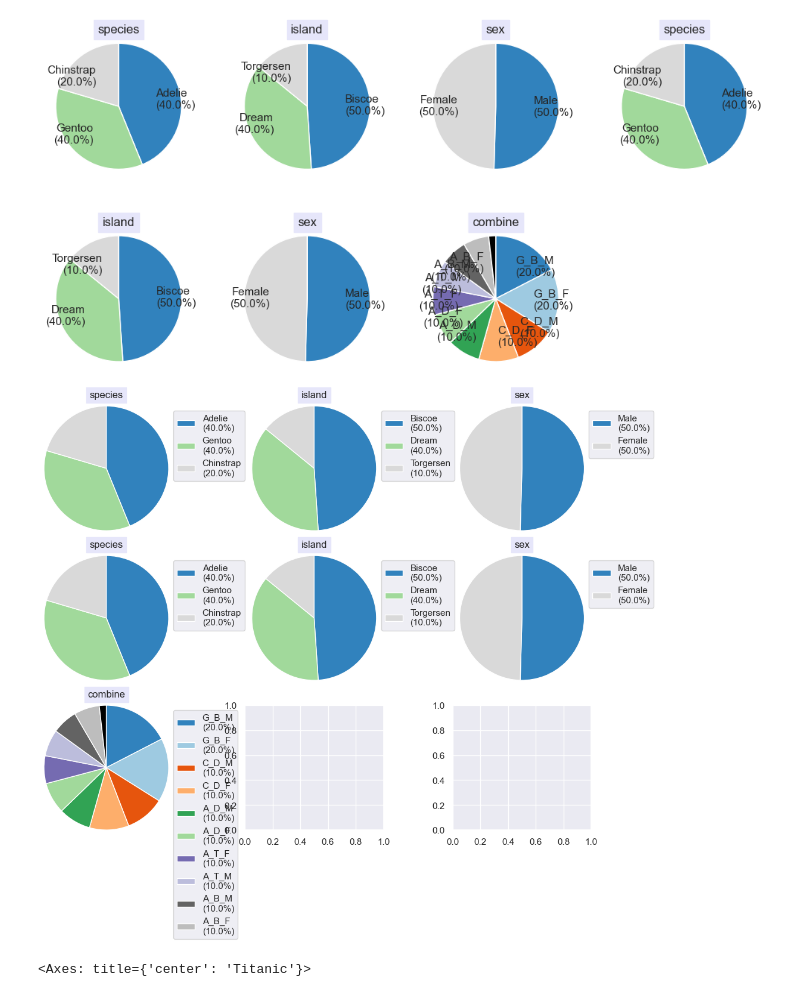
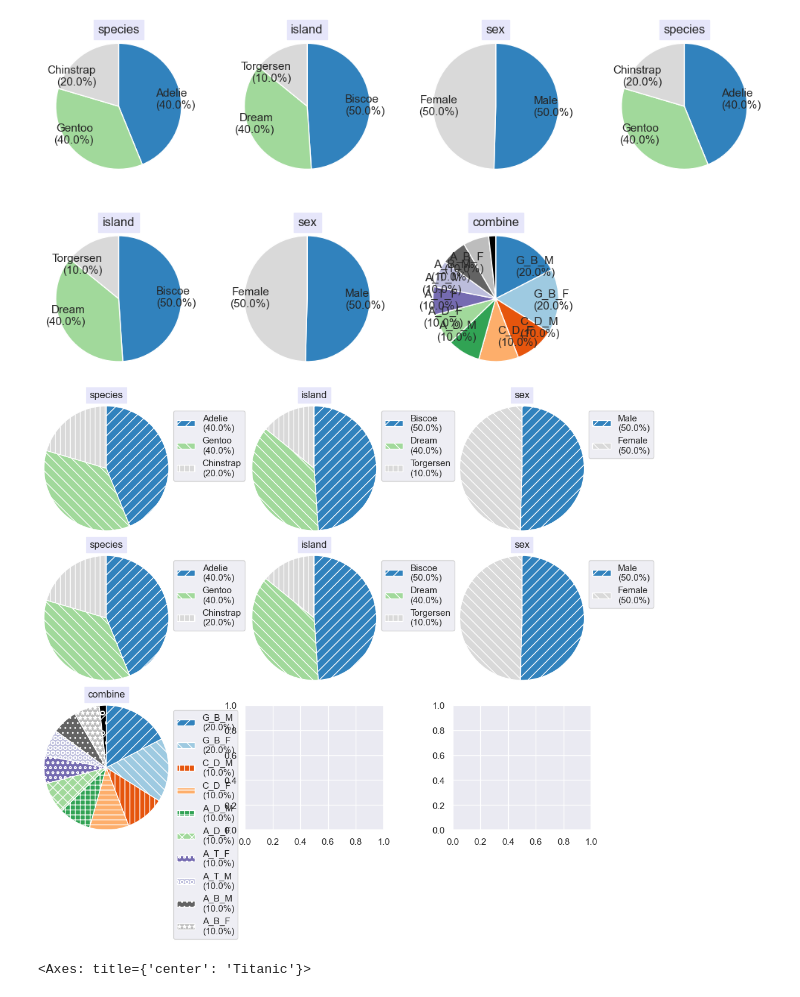
Before and after one commit to koonimaru/omniplot, a Jupyter notebook: ipynb/nice_piecharts.ipynb, the cells around one changed output. Cells and saved outputs as stored; diff of their text form; code cells hidden in the pictures.

```diff
--- a/ipynb/nice_piecharts.ipynb
+++ b/ipynb/nice_piecharts.ipynb
@@ -16,9 +16,9 @@ res=op.nice_piechart(df, category=["species", "island","sex","species", "island"
 # %% [output]
 [figure]
 # %%
-res=op.nice_piechart(df, category=["species", "island","sex","species", "island","sex","combine"],ncols=3, show_legend=True)
+res=op.nice_piechart(df, category=["species", "island","sex","species", "island","sex","combine"],ncols=3, hatch=True)
 # %% [output]
-[figure, old version]
+[figure, new version]
 # %%
 #%matplotlib notebook
 %config InlineBackend.print_figure_kwargs={'bbox_inches': None}
```
Also changed, not shown: 4 other files.
